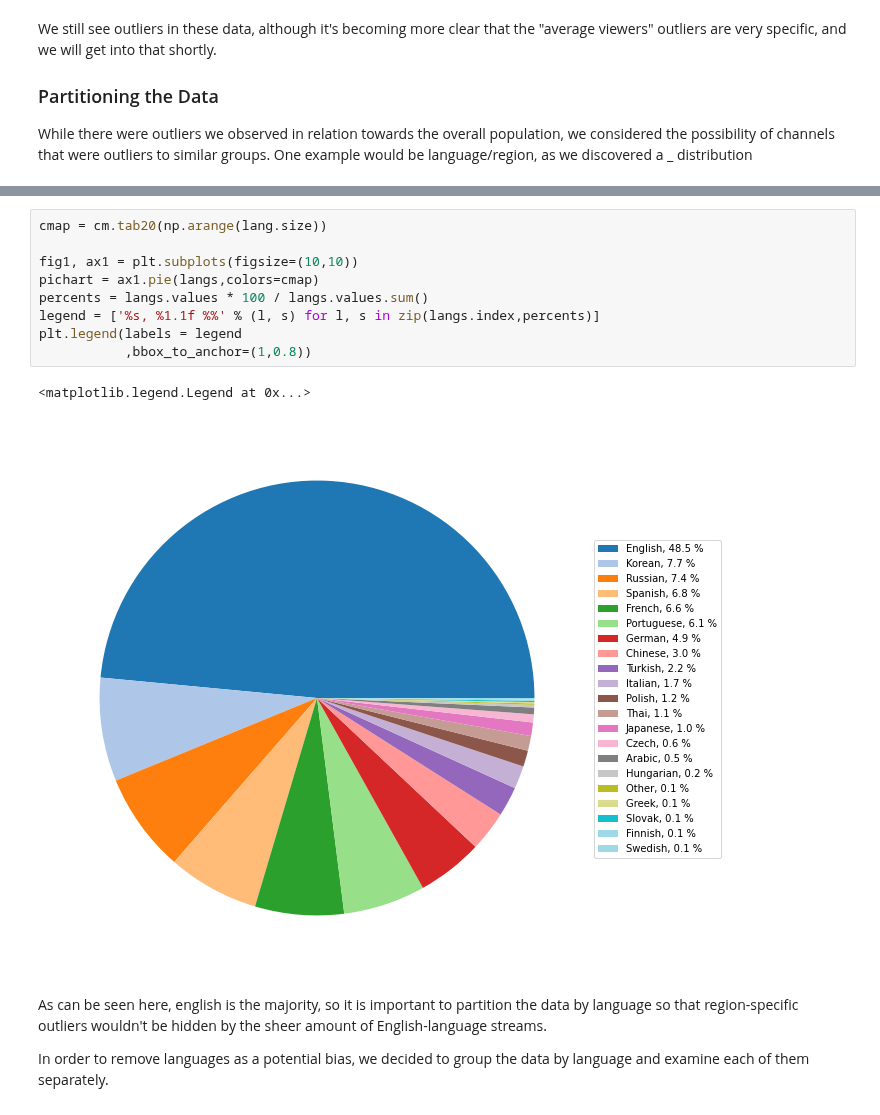
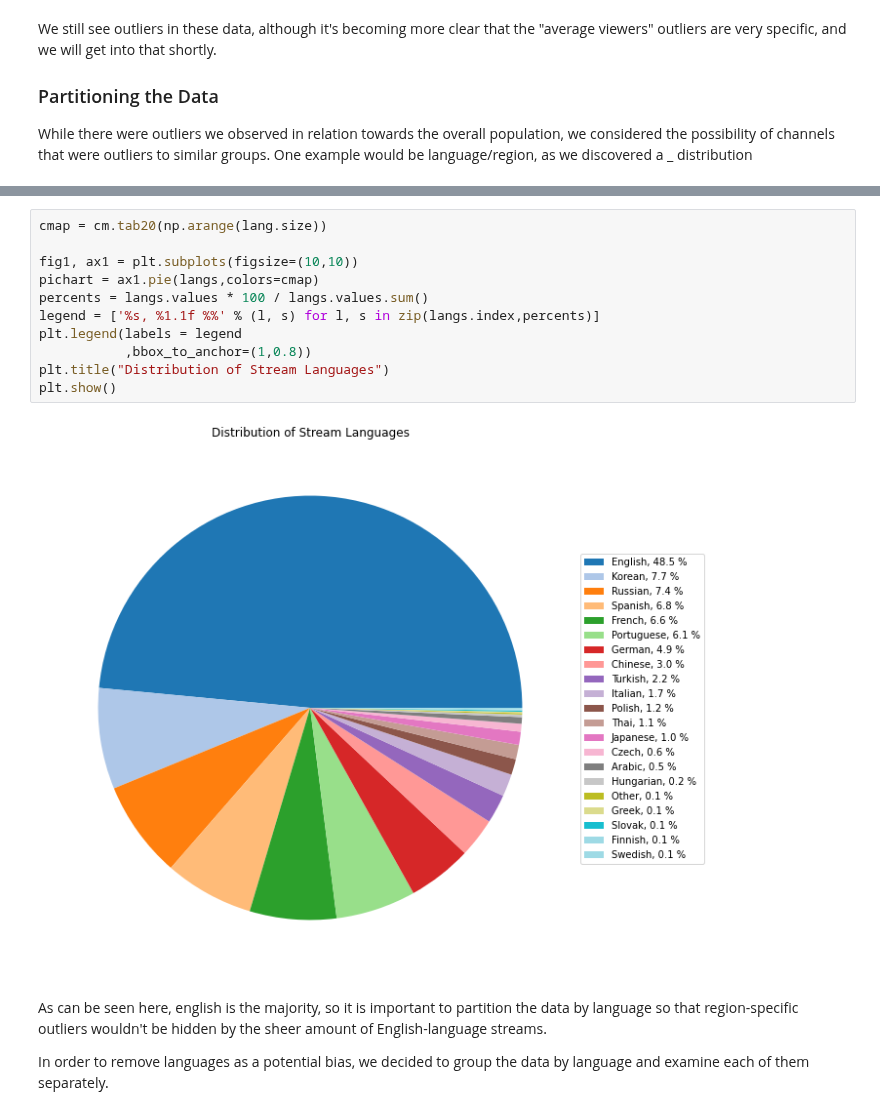
Before and after one commit to BeanutPutters/BeanutPutters.github.io, a Jupyter notebook: project0/Final.ipynb, the cells around one changed output, grey strips where cells are left out. Saved outputs shown, nothing was run; the diff lists cells and outputs as text.

```diff
--- a/project0/Final.ipynb
+++ b/project0/Final.ipynb
@@ -202,15 +208,16 @@ Name: Channel, dtype: int64
 # %%
 cmap = cm.tab20(np.arange(lang.size))
 
 fig1, ax1 = plt.subplots(figsize=(10,10))
 pichart = ax1.pie(langs,colors=cmap)
 percents = langs.values * 100 / langs.values.sum()
 legend = ['%s, %1.1f %%' % (l, s) for l, s in zip(langs.index,percents)]
 plt.legend(labels = legend
            ,bbox_to_anchor=(1,0.8))
+plt.title("Distribution of Stream Languages")
+plt.show()
 # %% [output]
-<matplotlib.legend.Legend at 0x...>
-[figure, old version]
+[figure, new version]
 # %% [markdown]
 As can be seen here, english is the majority, so it is important to partition the data by language so that region-specific outliers wouldn't be hidden by the sheer amount of English-language streams.
 
```
Also changed, not shown: parts of 9 cells of this notebook.
